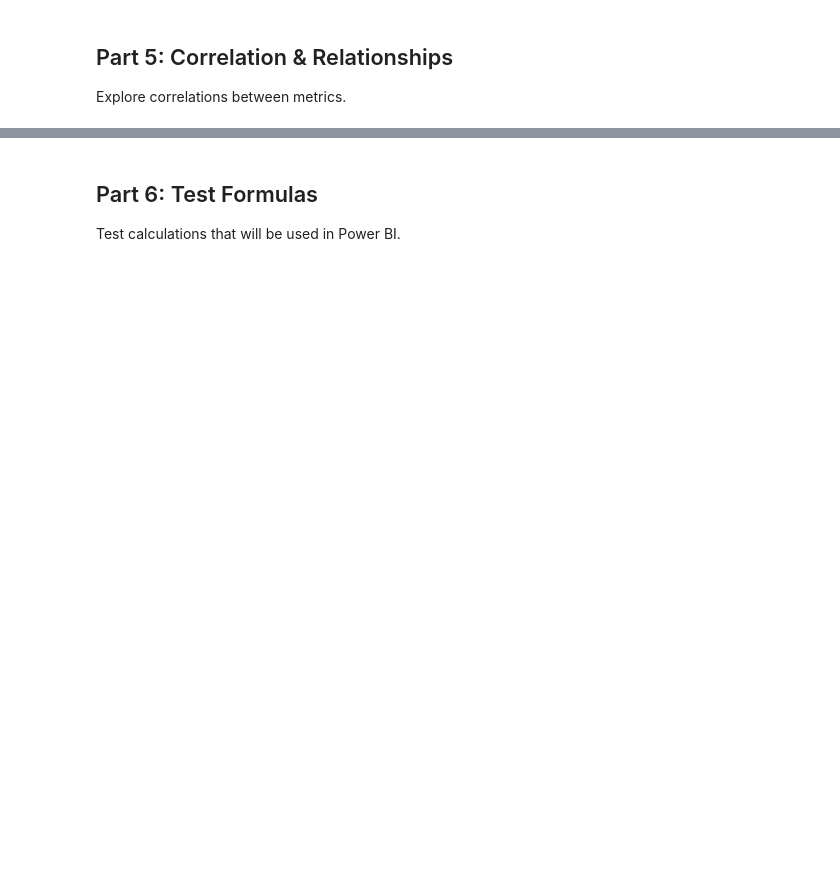
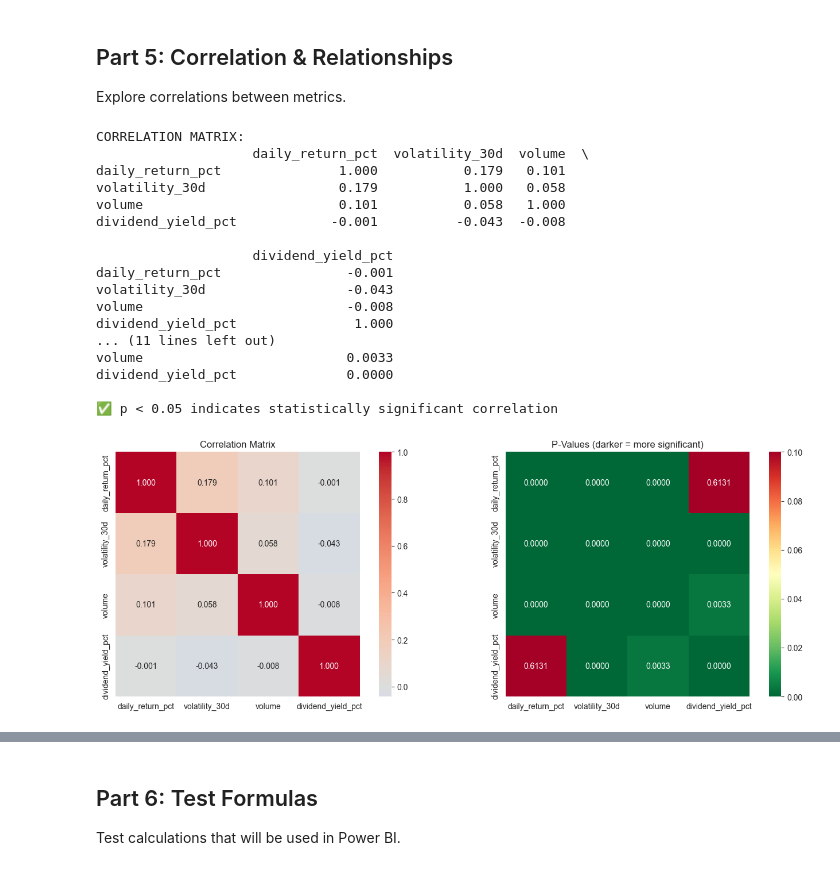
Before and after one commit to yoldezzz/TUNVESTI, a Jupyter notebook: notebooks/Data_Exploration.ipynb, the cells around one changed output, grey strips where cells are left out. Drawn from its saved outputs; the diff is of its cells as text; code cells hidden in the pictures; blank space fills up the shorter version.

```diff
--- a/notebooks/Data_Exploration.ipynb
+++ b/notebooks/Data_Exploration.ipynb
@@ -183,17 +452,66 @@ if len(dividend_stocks) > 0:
 
 Explore correlations between metrics.
 # %%
-# Correlation matrix for key metrics
+# Correlation matrix for key metrics with statistical significance
+from scipy import stats
+
 correlation_cols = ['daily_return_pct', 'volatility_30d', 'volume', 'dividend_yield_pct']
-correlation = fact[correlation_cols].corr()
+correlation_data = fact[correlation_cols].dropna()
+
+# Calculate correlation matrix
+correlation = correlation_data.corr()
+
+# Calculate p-values
+def calculate_pvalues(df):
+    """Calculate p-values for correlation matrix"""
+    cols = df.columns
+    pvalues = pd.DataFrame(np.zeros((len(cols), len(cols))), columns=cols, index=cols)
+    for i, col1 in enumerate(cols):
+        for j, col2 in enumerate(cols):
+            if i != j:
+                _, pval = stats.pearsonr(df[col1].dropna(), df[col2].dropna())
+                pvalues.iloc[i, j] = pval
+    return pvalues
+
+pvalues = calculate_pvalues(correlation_data)
 
 print('CORRELATION MATRIX:')
-print(correlation)
+print(correlation.round(3))
+print('\nP-VALUES (significance):')
+print(pvalues.round(4))
+print('\n✅ p < 0.05 indicates statistically significant correlation')
 
-# Visualize correlation
-plt.figure(figsize=(8, 6))
-sns.heatmap(correlation, annot=True, cmap='coolwarm', center=0, square=True)
-plt.title('Correlation Matrix: Returns, Volatility, Volume, Dividends')
+# Visualize correlation with annotations
+fig, axes = plt.subplots(1, 2, figsize=(14, 5))
+
+# Correlation heatmap
+sns.heatmap(correlation, annot=True, fmt='.3f', cmap='coolwarm', center=0, square=True, ax=axes[0])
+axes[0].set_title('Correlation Matrix')
+
+# P-values heatmap
+sns.heatmap(pvalues, annot=True, fmt='.4f', cmap='RdYlGn_r', square=True, ax=axes[1], vmin=0, vmax=0.1)
+axes[1].set_title('P-Values (darker = more significant)')
+
 plt.tight_layout()
+plt.savefig(project_root / 'output' / 'correlation_analysis.png', dpi=150, bbox_inches='tight')
 plt.show()
+# %% [output]
+CORRELATION MATRIX:
+                    daily_return_pct  volatility_30d  volume  \
+daily_return_pct               1.000           0.179   0.101
+volatility_30d                 0.179           1.000   0.058
+volume                         0.101           0.058   1.000
+dividend_yield_pct            -0.001          -0.043  -0.008
+
+                    dividend_yield_pct
+daily_return_pct                -0.001
+volatility_30d                  -0.043
+volume                          -0.008
+dividend_yield_pct               1.000
+... (11 lines left out)
+volume                          0.0033
+dividend_yield_pct              0.0000
+
+✅ p < 0.05 indicates statistically significant correlation
+[figure, added]
 # %%
```
Also changed, not shown: parts of 25 cells of this notebook, 7 other files.
